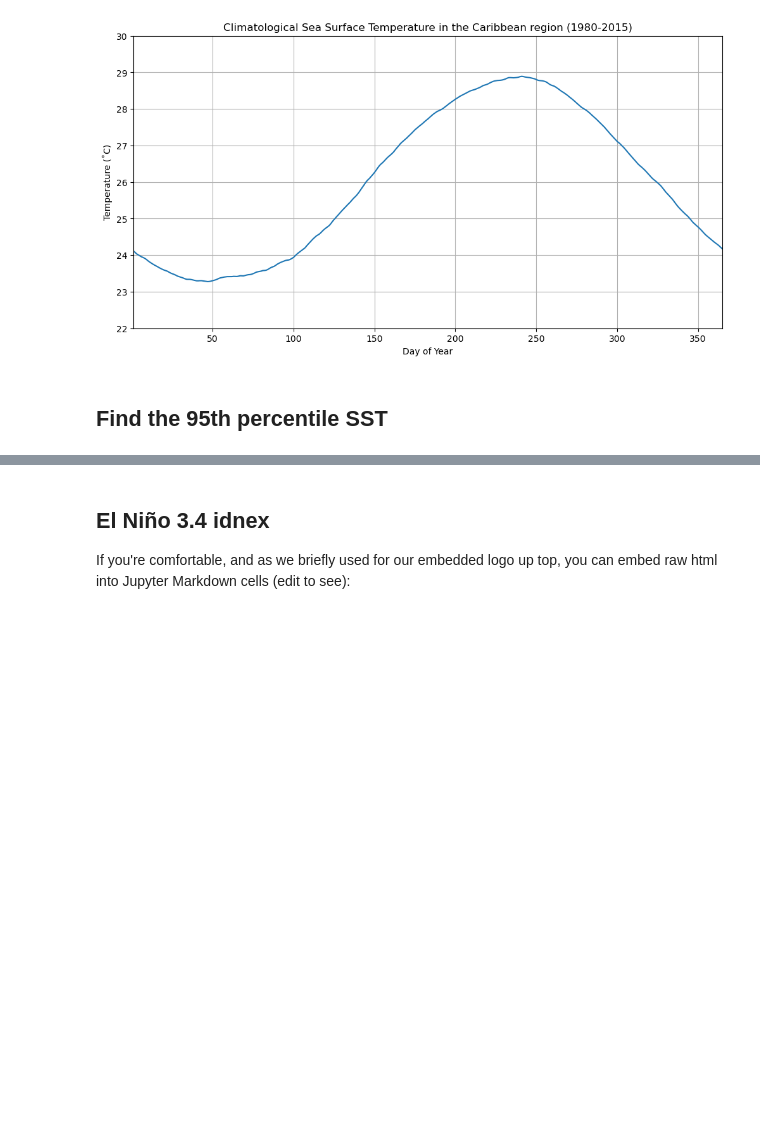
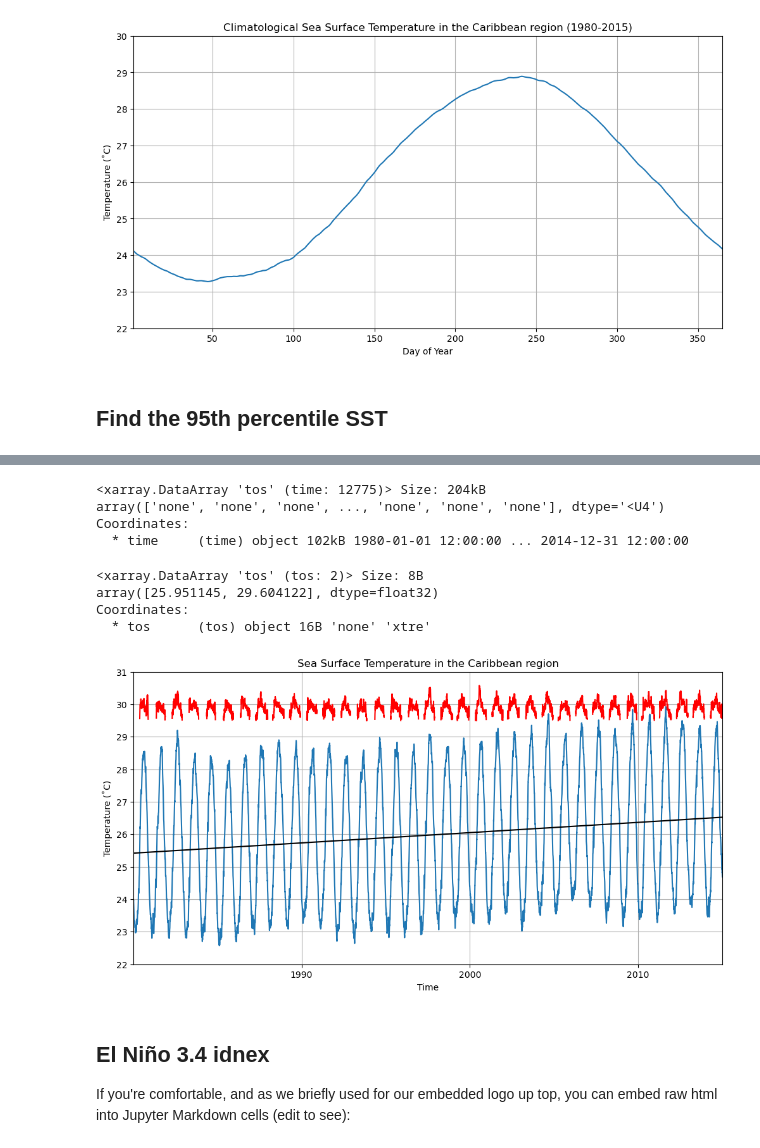
Before and after one commit to ProjectPythia/CFC-extreme-weather-cookbook, a Jupyter notebook: notebooks/cfc-ocean.ipynb, the cells around one changed output, grey strips where cells are left out. Drawn from its saved outputs; the diff is of its cells as text; code cells hidden in the pictures; blank space fills up the shorter version.

```diff
--- a/notebooks/cfc-ocean.ipynb
+++ b/notebooks/cfc-ocean.ipynb
@@ -432,0 +685,7 @@ sst95 = csst.quantile(0.95)
+# %%
+xtreme
+# %% [output]
+<xarray.DataArray 'tos' (time: 12775)> Size: 204kB
+array(['none', 'none', 'none', ..., 'none', 'none', 'none'], dtype='<U4')
+Coordinates:
+  * time     (time) object 102kB 1980-01-01 12:00:00 ... 2014-12-31 12:00:00
@@ -432,0 +694,7 @@ sst95 = csst.quantile(0.95)
+# %%
+xcomposite.mean(['y','x'])#.plot()
+# %% [output]
+<xarray.DataArray 'tos' (tos: 2)> Size: 8B
+array([25.951145, 29.604122], dtype=float32)
+Coordinates:
+  * tos      (tos) object 16B 'none' 'xtre'
@@ -433,3 +715,15 @@ sst95 = csst.quantile(0.95)
+# %%
+csst.mean(['x', 'y']).plot()
+plt.plot(csst.time, trend, color='k')
+xtremeT.mean(['y', 'x']).plot(color='r')
+plt.ylim(22, 31)
+plt.xlim(csst.time[0].values, csst.time[-1].values)
+plt.xlabel('Time')
+plt.ylabel('Temperature (˚C)')
+plt.title('Sea Surface Temperature in the Caribbean region')
+plt.grid();
+# %% [output]
+[figure, added]
 # %% [markdown]
 ## El Niño 3.4 idnex
 
```
Also changed, not shown: parts of 29 cells of this notebook.
